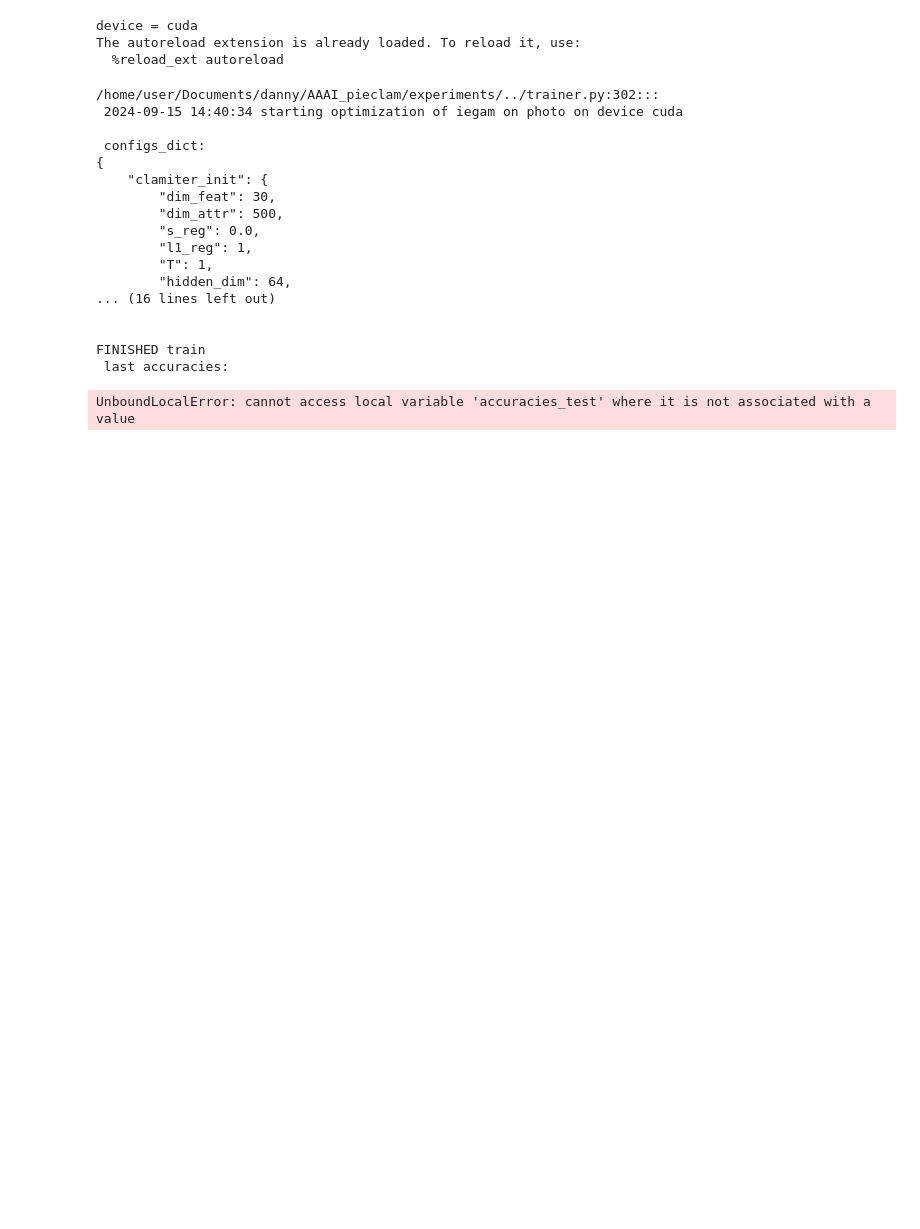
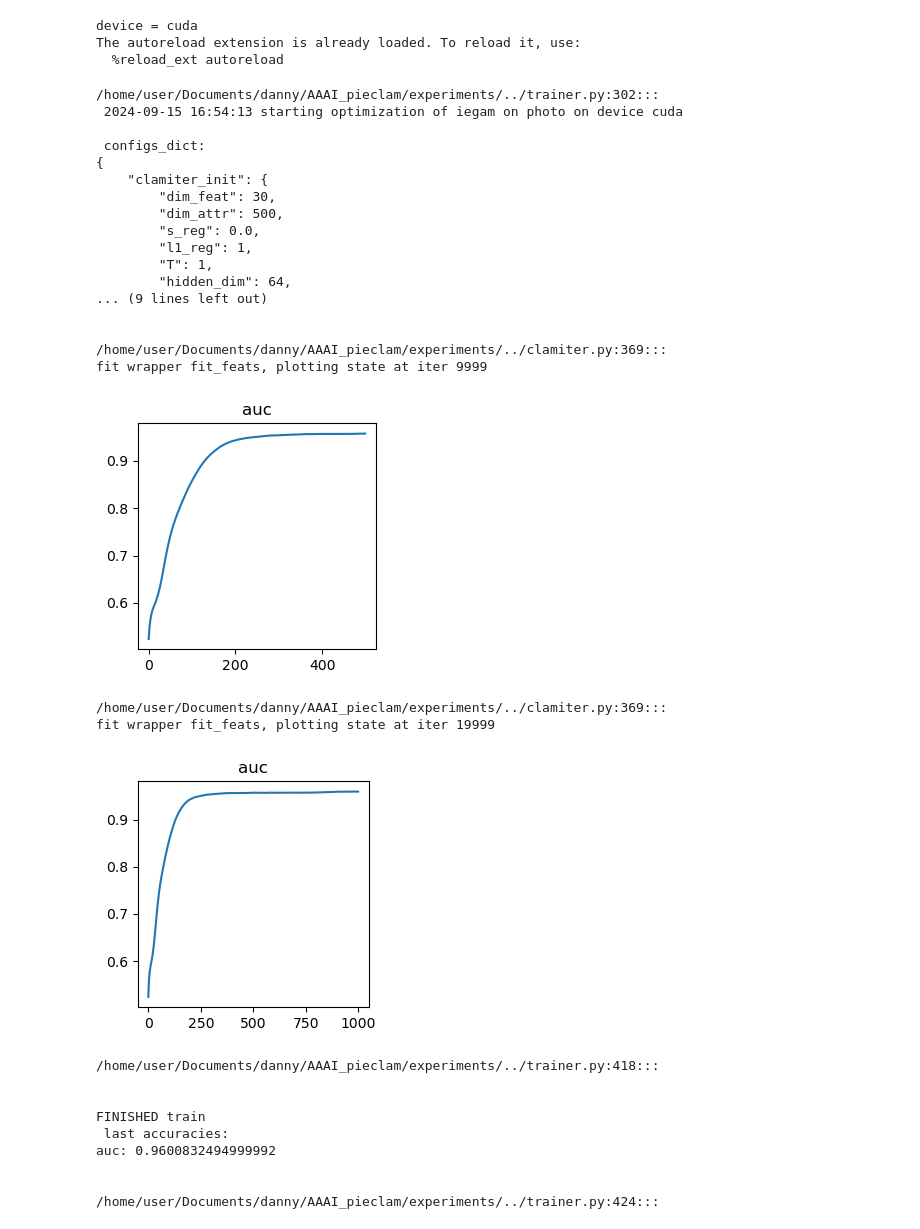
Before and after one commit to JuanCervino/PieClamNonSym, a Jupyter notebook: experiments/link_prediction.ipynb, the cells around one changed output. Cells and saved outputs as stored; diff of their text form; code cells hidden in the pictures; blank space fills up the shorter version.

```diff
--- a/experiments/link_prediction.ipynb
+++ b/experiments/link_prediction.ipynb
@@ -37,43 +37,55 @@ The autoreload extension is already loaded. To reload it, use:
 photo_ds = import_dataset('photo')
 photo_ds.edge_index.shape
 #todo: no choice: change the get_dyads_to_omit function to omit only dyads that werent omitted. ones that
-# dyads_to_omit = utils.get_dyads_to_omit(photo_ds.edge_index, 0.15)
-dyads_to_omit = utils.get_dyads_to_omit(photo_ds.edge_index, 0.05)
+dyads_to_omit = utils.get_dyads_to_omit(photo_ds.edge_index, 0.15)
+
 
 
 
 trainer_photo_ieclam = Trainer(
                         dataset=photo_ds,
                         model_name='iegam',
                         task='link_prediction',
                         device=device,
 )
 
 losses, acc_test, acc_val = trainer_photo_ieclam.train(
             init_type='small_gaus',
             init_feats=True,
             dyads_to_omit=dyads_to_omit,
             acc_every=20,
             plot_every=10000,
             verbose=False,
             verbose_in_funcs=False
         )
 # %% [output]
 /home/user/Documents/danny/AAAI_pieclam/experiments/../trainer.py:302:::
- 2024-09-15 14:40:34 starting optimization of iegam on photo on device cuda
+ 2024-09-15 16:54:13 starting optimization of iegam on photo on device cuda
 
  configs_dict:
 {
     "clamiter_init": {
         "dim_feat": 30,
         "dim_attr": 500,
         "s_reg": 0.0,
         "l1_reg": 1,
         "T": 1,
         "hidden_dim": 64,
-... (16 lines left out)
+... (9 lines left out)
 
 
-FINISHED train
- last accuracies:
+/home/user/Documents/danny/AAAI_pieclam/experiments/../clamiter.py:369:::
+fit wrapper fit_feats, plotting state at iter 9999
+[figure, added]
-UnboundLocalError: cannot access local variable 'accuracies_test' where it is not associated with a value
+/home/user/Documents/danny/AAAI_pieclam/experiments/../clamiter.py:369:::
+fit wrapper fit_feats, plotting state at iter 19999
+[figure, added]
+/home/user/Documents/danny/AAAI_pieclam/experiments/../trainer.py:418:::
+
+
+FINISHED train
+ last accuracies:
+auc: 0.9600832494999992
+
+
+/home/user/Documents/danny/AAAI_pieclam/experiments/../trainer.py:424:::
```
Also changed, not shown: 7 other files.
